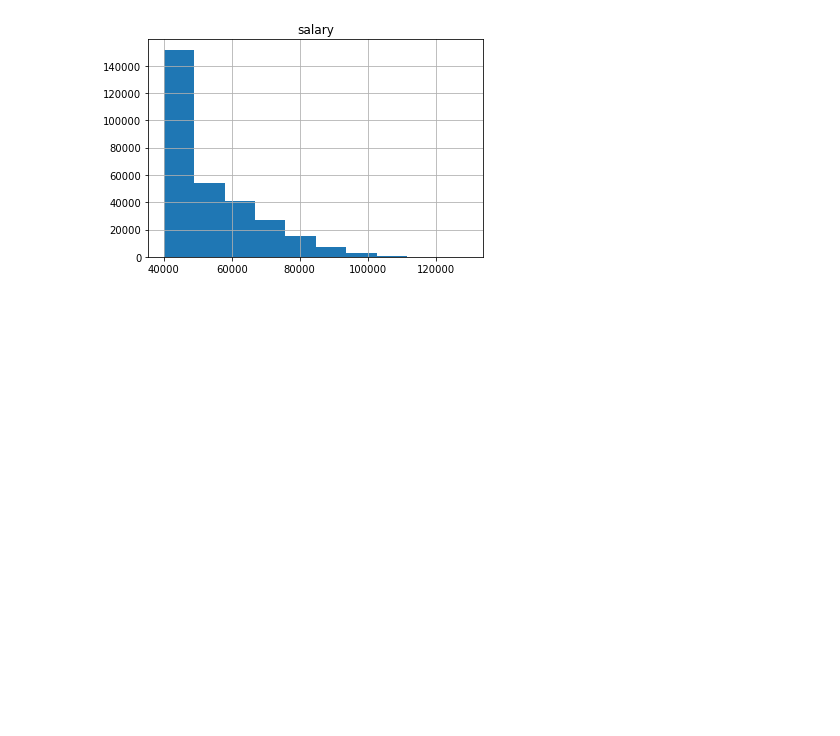
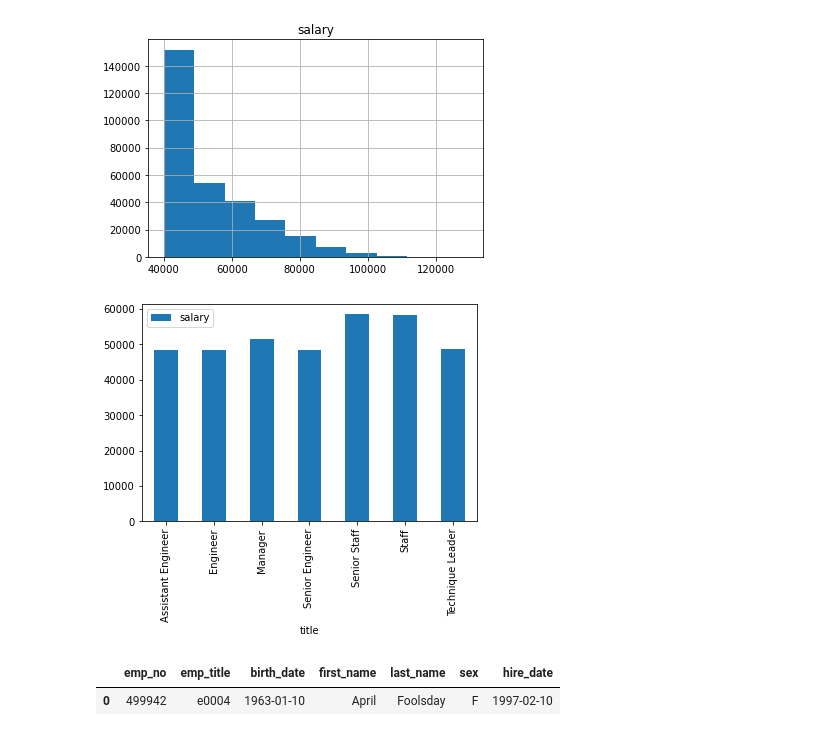
Before and after one commit to jaredleys/employee-database, a Jupyter notebook: EmployeeSQL/suspicion.ipynb, the cells around one changed output. Drawn from its saved outputs; the diff is of its cells as text; code cells hidden in the pictures; blank space fills up the shorter version.

```diff
--- a/EmployeeSQL/suspicion.ipynb
+++ b/EmployeeSQL/suspicion.ipynb
@@ -25,0 +24,17 @@ avg_salary_df = pd.read_sql("SELECT AVG(salary) FROM salary",conn)
+# %%
+avg_salary_df = pd.read_sql("SELECT s.salary, t.title FROM salary AS s INNER JOIN employees AS e ON s.emp_no = e.emp_no INNER JOIN titles AS t ON e.emp_title = t.title_id",conn)
+avg_salary_df.head()
+
+avg_salary_group = avg_salary_df.groupby('title')
+average_sal_by_title = avg_salary_group.mean()
+# %%
+bar_fig = average_sal_by_title.plot.bar()
+# %% [output]
+[figure, added]
+# %%
+# Searching "your" own employee id number
+thejoke_df = pd.read_sql("select * from employees where emp_no = 499942;",conn)
+thejoke_df.head()
+# %% [output]
+|  | emp_no | emp_title | birth_date | first_name | last_name | sex | hire_date |
+| 0 | 499942 | e0004 | 1963-01-10 | April | Foolsday | F | 1997-02-10 |
```
Also changed, not shown: parts of 1 cell of this notebook.
